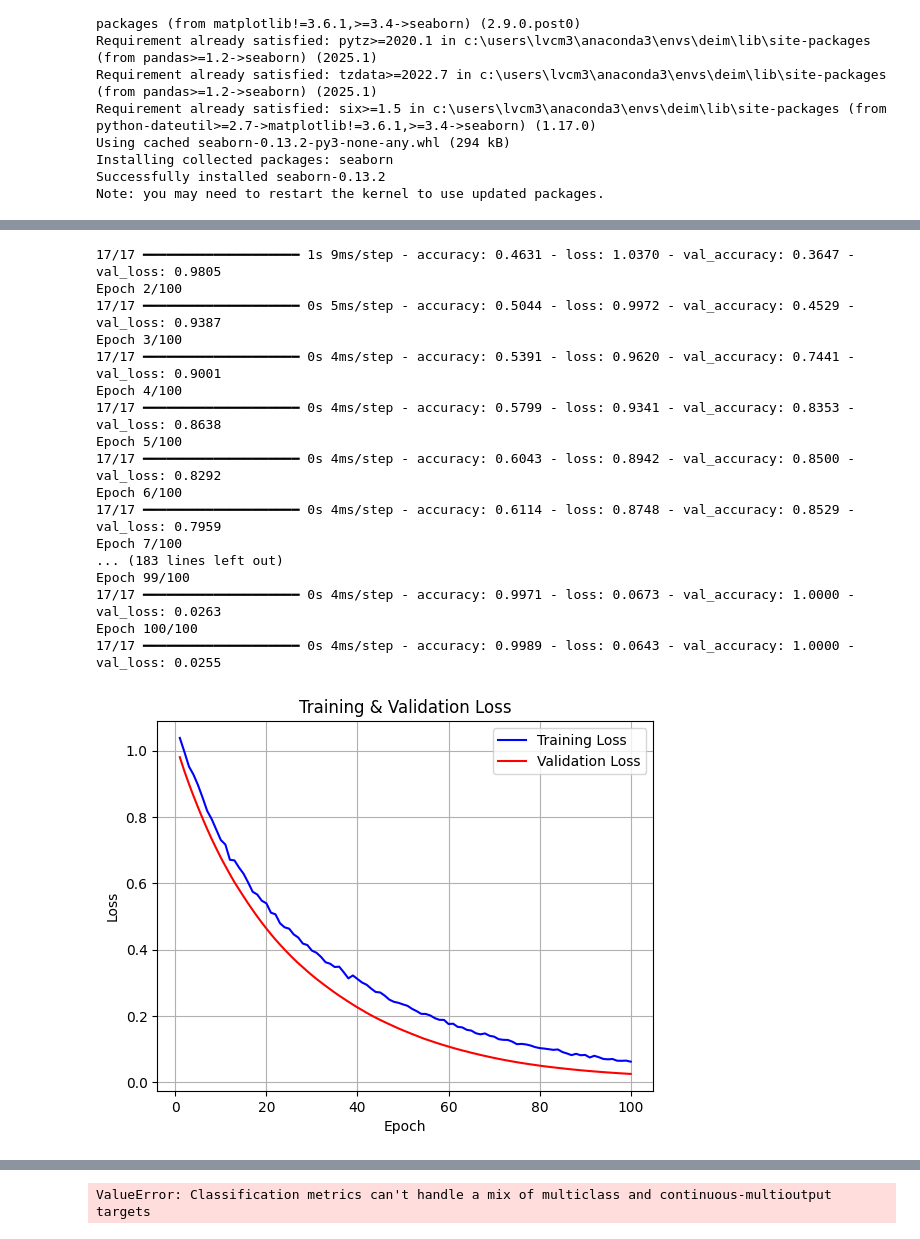
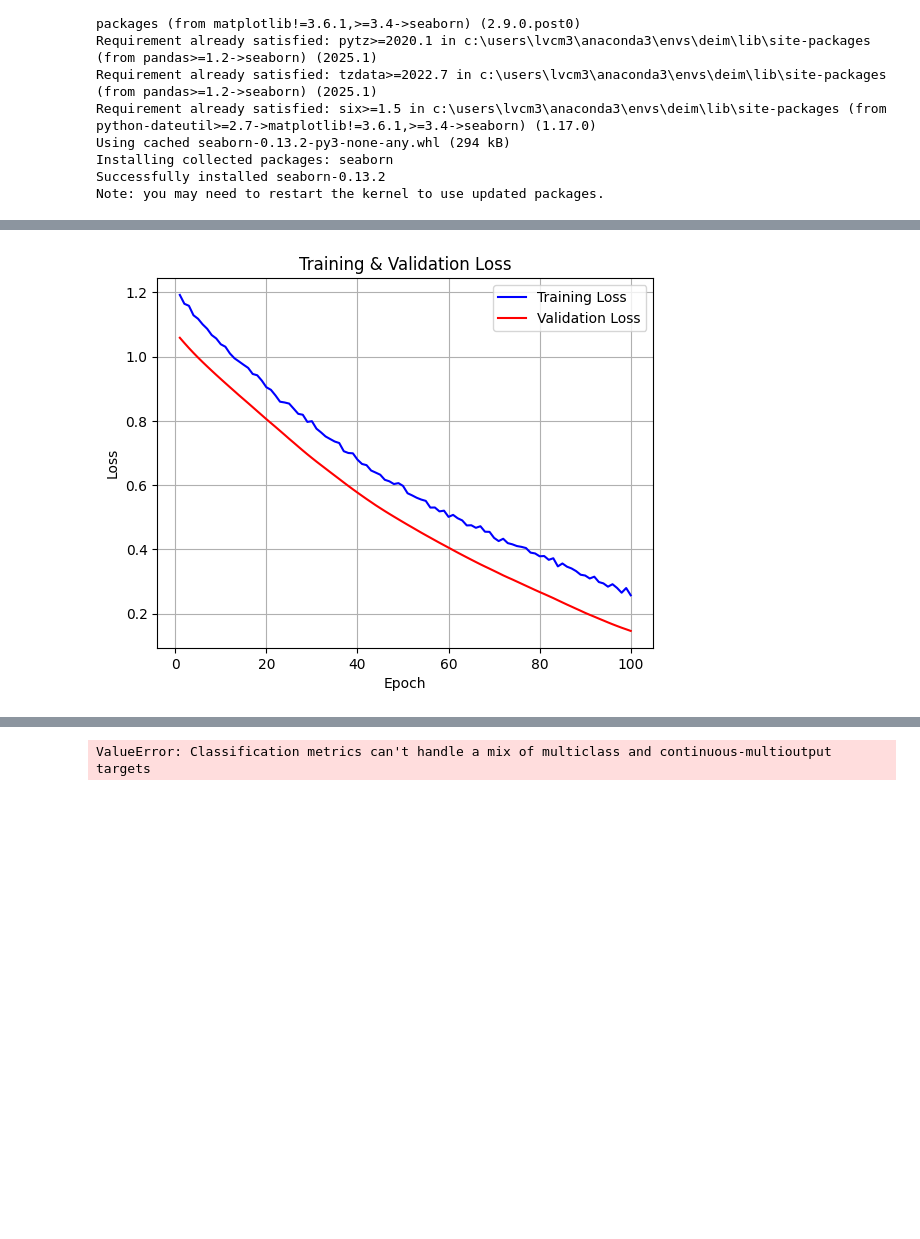
Before and after one commit to rifflefist/SholatBersamaAI, a Jupyter notebook: Dataset/keras_nn.ipynb, the cells around one changed output, grey strips where cells are left out. Saved outputs shown, nothing was run; the diff lists cells and outputs as text; code cells hidden in the pictures; blank space fills up the shorter version.

```diff
--- a/Dataset/keras_nn.ipynb
+++ b/Dataset/keras_nn.ipynb
@@ -140,14 +141,16 @@ model = Sequential([
     Dense(128, activation='relu', input_shape=(X_train.shape[1],)),
     Dropout(0.3),
     Dense(64, activation='relu'),
-    Dense(len(np.unique(y_train)), activation='softmax'),
+    Dropout(0.3),
+    Dense(32, activation='relu'),
+    Dense(len(np.unique(y_train)), activation='sigmoid'),
 ])
 
 model.compile(optimizer=Adam(learning_rate=0.00003),
               loss='sparse_categorical_crossentropy',
               metrics=['accuracy'])
 
-history = model.fit(X_train, y_train, epochs=100, batch_size=64, validation_data=(X_val, y_val), callbacks=[early_stop])
+history = model.fit(X_train, y_train, epochs=100, batch_size=128, validation_data=(X_val, y_val), callbacks=[early_stop])
 
 import matplotlib.pyplot as plt
 
@@ -170,18 +189 @@ Epoch 1/100
-17/17 ━━━━━━━━━━━━━━━━━━━━ 1s 9ms/step - accuracy: 0.4631 - loss: 1.0370 - val_accuracy: 0.3647 - val_loss: 0.9805
-Epoch 2/100
-17/17 ━━━━━━━━━━━━━━━━━━━━ 0s 5ms/step - accuracy: 0.5044 - loss: 0.9972 - val_accuracy: 0.4529 - val_loss: 0.9387
-Epoch 3/100
-17/17 ━━━━━━━━━━━━━━━━━━━━ 0s 4ms/step - accuracy: 0.5391 - loss: 0.9620 - val_accuracy: 0.7441 - val_loss: 0.9001
-Epoch 4/100
-17/17 ━━━━━━━━━━━━━━━━━━━━ 0s 4ms/step - accuracy: 0.5799 - loss: 0.9341 - val_accuracy: 0.8353 - val_loss: 0.8638
-Epoch 5/100
-17/17 ━━━━━━━━━━━━━━━━━━━━ 0s 4ms/step - accuracy: 0.6043 - loss: 0.8942 - val_accuracy: 0.8500 - val_loss: 0.8292
-Epoch 6/100
-17/17 ━━━━━━━━━━━━━━━━━━━━ 0s 4ms/step - accuracy: 0.6114 - loss: 0.8748 - val_accuracy: 0.8529 - val_loss: 0.7959
-Epoch 7/100
-... (183 lines left out)
-Epoch 99/100
-17/17 ━━━━━━━━━━━━━━━━━━━━ 0s 4ms/step - accuracy: 0.9971 - loss: 0.0673 - val_accuracy: 1.0000 - val_loss: 0.0263
-Epoch 100/100
-17/17 ━━━━━━━━━━━━━━━━━━━━ 0s 4ms/step - accuracy: 0.9989 - loss: 0.0643 - val_accuracy: 1.0000 - val_loss: 0.0255
-[figure, old version]
+[figure, new version]
```
Also changed, not shown: parts of 8 cells of this notebook, 4 other files.
